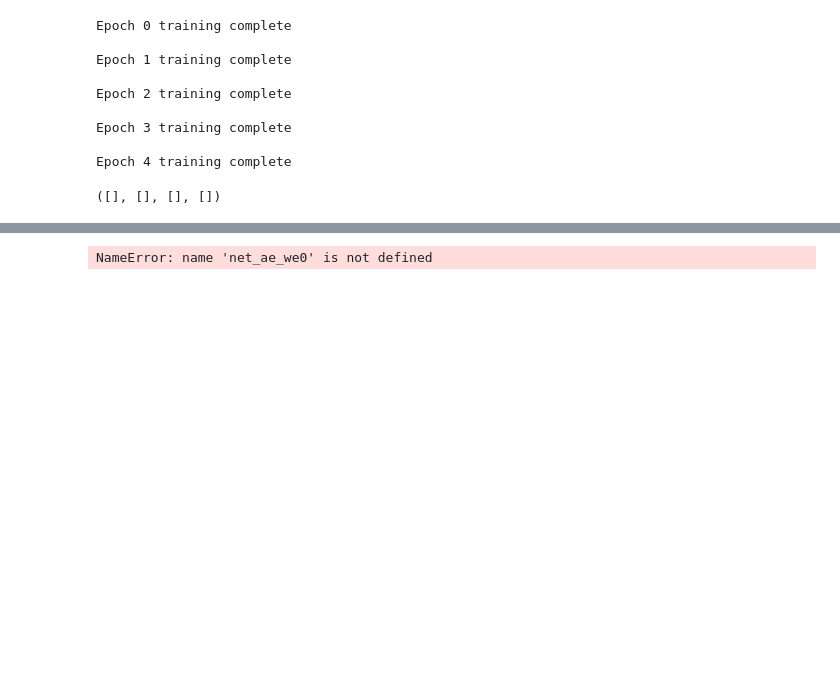
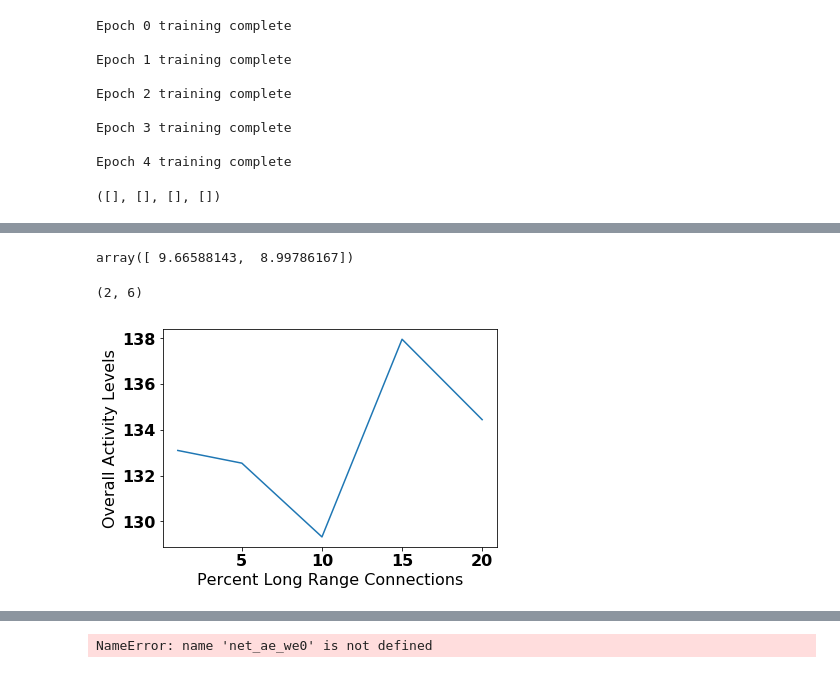
Before and after one commit to tmtadros24/EntropyInSpikingNNs, a Jupyter notebook: NN_play_v3_get_spiking.ipynb, the cells around one changed output, grey strips where cells are left out. Cells and saved outputs as stored; diff of their text form; code cells hidden in the pictures; blank space fills up the shorter version.

```diff
--- a/NN_play_v3_get_spiking.ipynb
+++ b/NN_play_v3_get_spiking.ipynb
@@ -254,0 +265,42 @@ Epoch 6 training complete
+# %%
+# get list
+nets = []
+nets.append(net_ae)
+nets.append(net_ae_we0)
+nnets = len(nets)
+
+ent = np.zeros(nnets)
+act = np.zeros(nnets)
+acc_rec = np.zeros(nnets)
+
+for i in range(nnets):
+    ent[i],act[i],acc_og,acc_rec[i] = quick_eval_2(nets[i])
+# %%
+ent
+# %% [output]
+array([ 9.66588143,  8.99786167])
+# %%
+fn = 'small_world.p'
+dat = pickle.load(open(fn))
+np.shape(dat)
+# %% [output]
+(2, 6)
+# %%
+my_nets = [i for i in dat[0]]
+nnets = len(my_nets)
+
+ent = np.zeros(nnets)
+act = np.zeros(nnets)
+acc_rec = np.zeros(nnets)
+
+for i in range(nnets):
+    ent[i],act[i],acc_og,acc_rec[i] = quick_eval_2(my_nets[i])
+# %%
+pct_sw = [0,1,5,10,15,20]
+vw = np.arange(1,len(pct_sw)-1)
+plt.plot(pct_sw[1:],act[1:])
+plt.ylabel('Overall Activity Levels')
+plt.xlabel('Percent Long Range Connections')
+plt.show()
+# %% [output]
+[figure, added]
```
Also changed, not shown: parts of 19 cells of this notebook, 1 other file.
